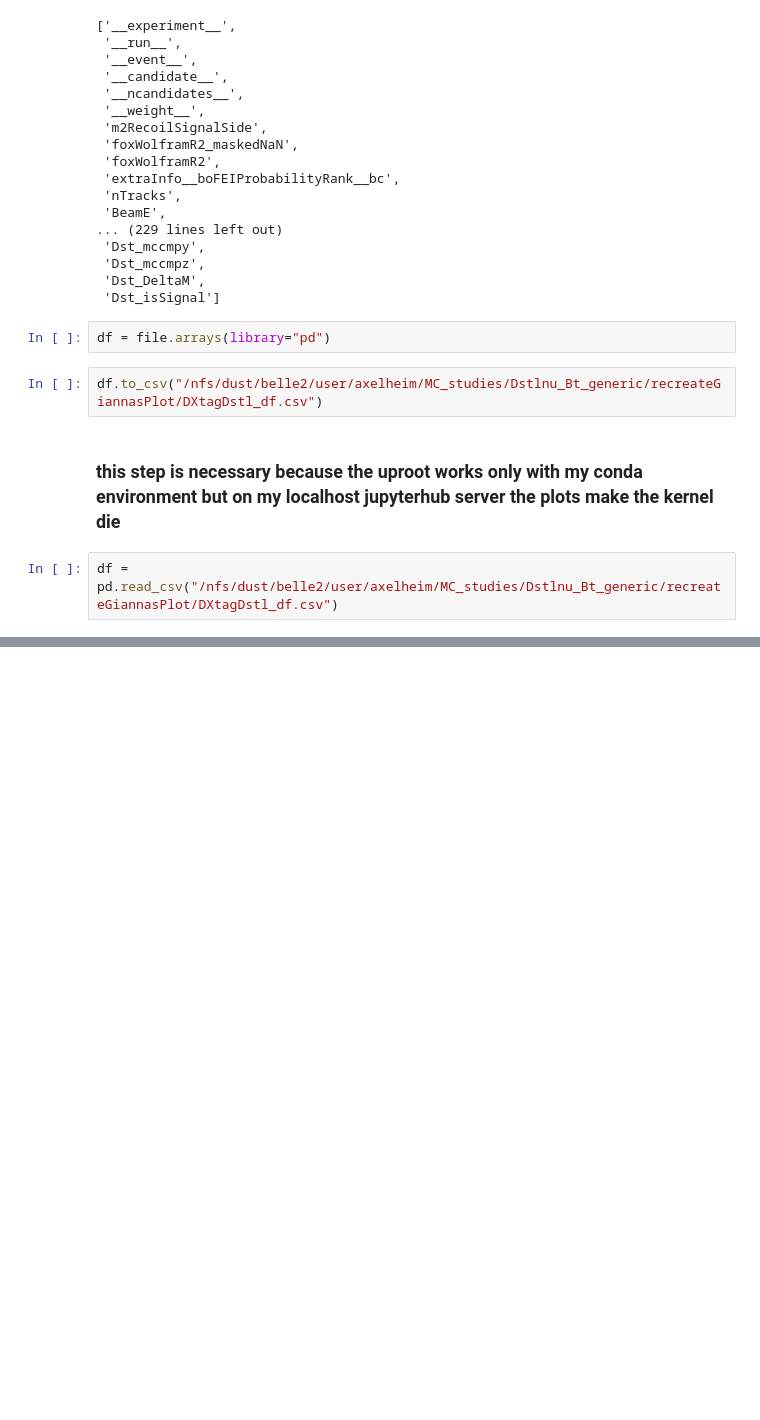
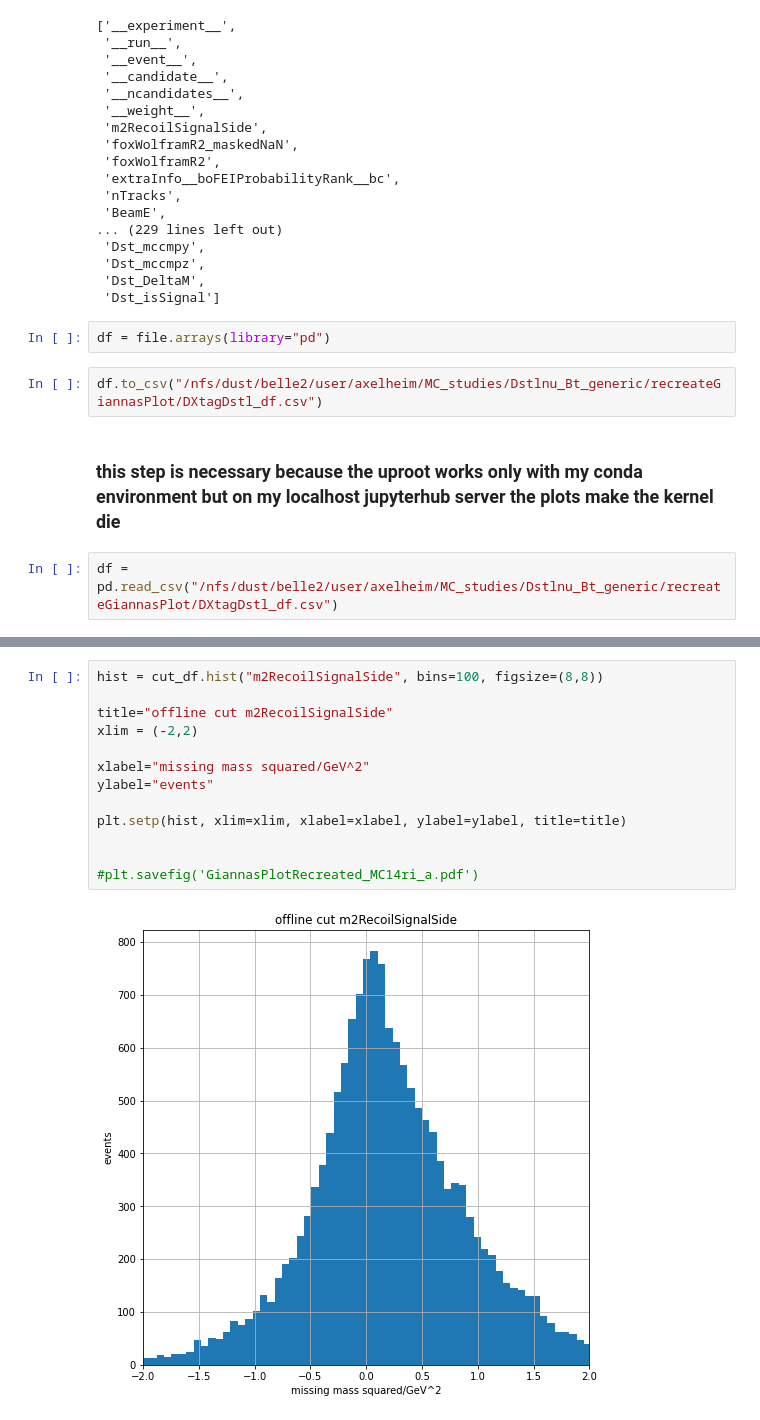
Before and after one commit to axelHeim/MCstudies, a Jupyter notebook: Dstlnu_Bt_generic/recreateGiannasPlot/offlineAnalysis_GiannasPlot.ipynb, the cells around one changed output, grey strips where cells are left out. Saved outputs shown, nothing was run; the diff lists cells and outputs as text; blank space fills up the shorter version.

```diff
--- a/Dstlnu_Bt_generic/recreateGiannasPlot/offlineAnalysis_GiannasPlot.ipynb
+++ b/Dstlnu_Bt_generic/recreateGiannasPlot/offlineAnalysis_GiannasPlot.ipynb
@@ -101,0 +323,15 @@ colums: 246
+# %%
+hist = cut_df.hist("m2RecoilSignalSide", bins=100, figsize=(8,8))
+
+title="offline cut m2RecoilSignalSide"
+xlim = (-2,2)
+
+xlabel="missing mass squared/GeV^2"
+ylabel="events"
+
+plt.setp(hist, xlim=xlim, xlabel=xlabel, ylabel=ylabel, title=title)
+
+
+#plt.savefig('GiannasPlotRecreated_MC14ri_a.pdf')
+# %% [output]
+[figure, added]
```
Also changed, not shown: parts of 27 cells of this notebook, 10 other files.
